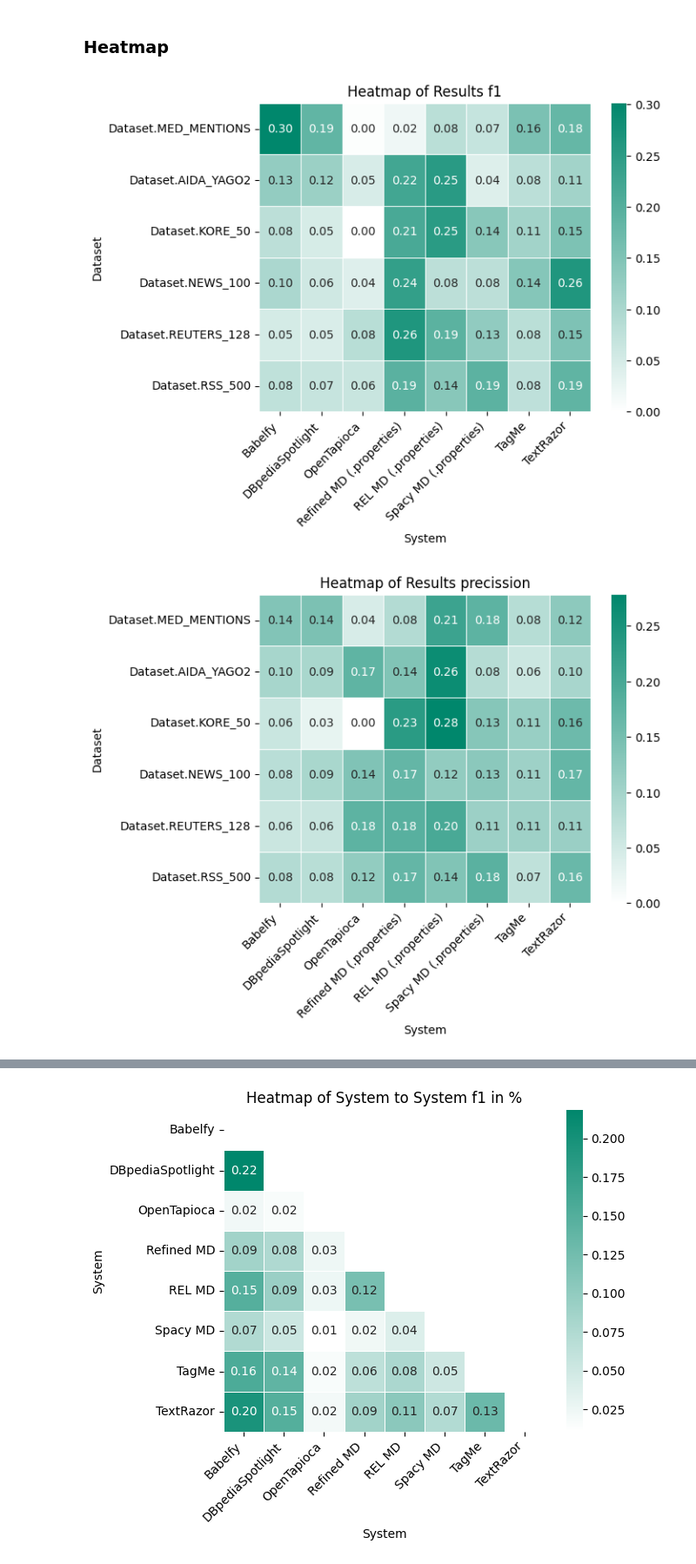
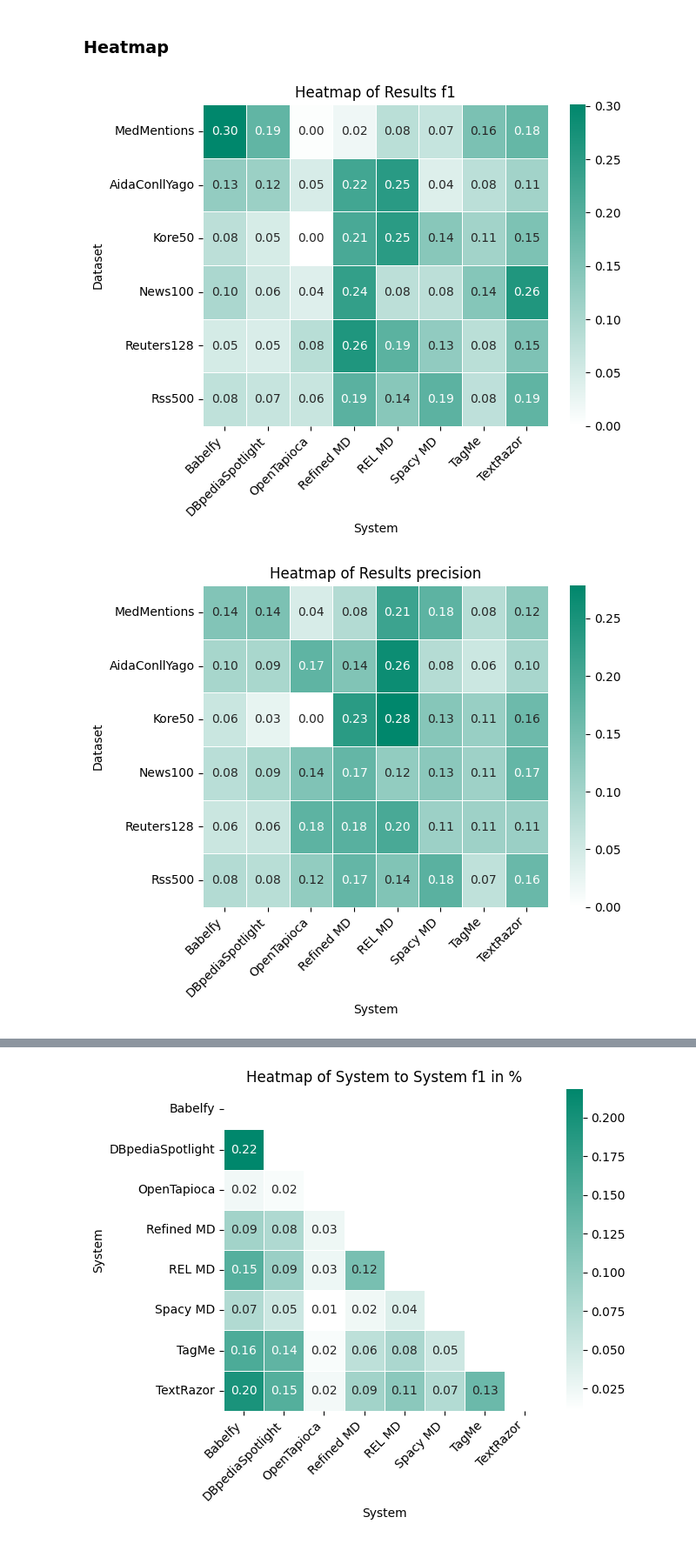
Before and after one commit to niladi/kdd-seminar-code, a Jupyter notebook: experiments.ipynb, the cells around one changed output, grey strips where cells are left out. Shown: that part at 87% size. Drawn from its saved outputs; the diff is of its cells as text; code cells hidden in the pictures.

```diff
--- a/experiments.ipynb
+++ b/experiments.ipynb
@@ -137,9 +137,14 @@ SelectMultiple(description='Systems:', index=(0, 2, 4, 5, 7, 8, 9, 10), layout=L
 ### Create Exporter
 # %%
 from clit_recommender.eval.exporter import Exporter
+import importlib
+import clit_recommender.eval.exporter
 
+importlib.reload(clit_recommender.eval.exporter)
 
-_exporter = Exporter("/Users/niladi/workspace/seminar-kdd/paper")
+_exporter = clit_recommender.eval.exporter.Exporter(
+    "/Users/niladi/workspace/seminar-kdd/paper"
+)
 # %% [markdown]
 ## Analyse
 # %% [markdown]
@@ -458,7 +474,7 @@ for metric_type in list(MetricType):
         key_dataset = None
         for dataset in _config.datasets:
             if collection_uri.startswith(dataset.uri):
-                key_dataset = dataset
+                key_dataset = dataset.label
                 break
         if key_dataset is None:
             raise Exception("Dataset not found")
@@ -470,32 +486,32 @@ for metric_type in list(MetricType):
             )  # Todo: if depth >= search for all systems used not only in the last layer
         systems_used[key_dataset].extend(s)
 
     systems_used_reduced = {
         key: l1_normalize_tuple(np.sum(np.array(value), axis=0))
         for key, value in systems_used.items()
     }
 
     df = pd.DataFrame.from_dict(systems_used_reduced, orient="index")
     df.columns = [system.label for system in System]
     df.index.name = "Dataset"
 
     df = df.loc[:, (df != 0).any(axis=0)]
 
     ax = sns.heatmap(
         df, linewidth=0.5, cmap=custom_cmap, annot=True, fmt=".2f", cbar=True
     )
 
     ax.set_xticklabels(ax.get_xticklabels(), rotation=45, ha="right")
     ax.set_yticklabels(ax.get_yticklabels(), rotation=0)
 
     plt.xlabel("System")
     plt.ylabel("Dataset")
     plt.title("Heatmap of Results " + metric_type.value.lower())
 
     _exporter.plt_to_png(f"heatmap_of_results_{metric_type.value.lower()}")
 
     # plt.tight_layout()
     plt.show()
 # %% [output]
-[figure, old version]
+[figure, new version]
-[figure, old version]
+[figure, new version]
```
Also changed, not shown: parts of 7 cells of this notebook, 1 other file.
